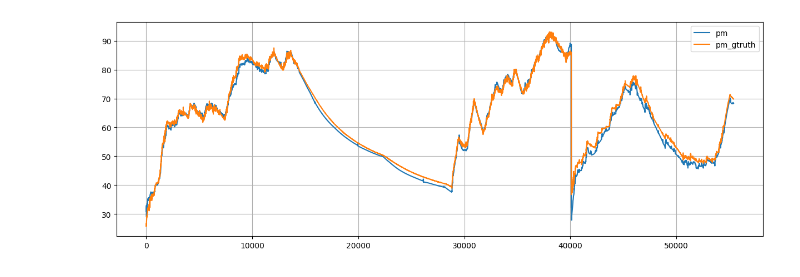
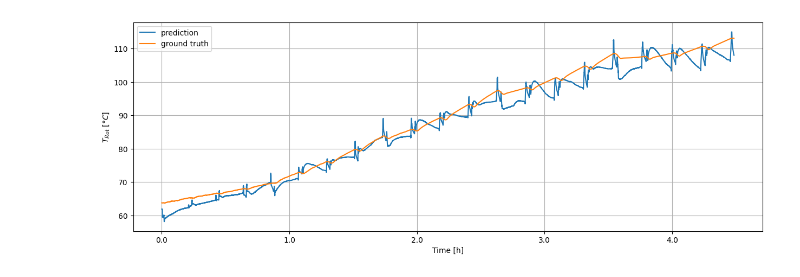
Before and after one commit to lfalc/deep-pmsm, a Jupyter notebook: pmsm/view_pred.ipynb, the cells around one changed output. Cells and saved outputs as stored; diff of their text form; code cells hidden in the pictures.

Commit message:
Add plot for predictions vs ground truth

```diff
--- a/pmsm/view_pred.ipynb
+++ b/pmsm/view_pred.ipynb
@@ -10,7 +10,10 @@ conn = sqlite3.connect(dbfile)
 
 # Define your SQL query
 table_name = 'predictions'
-id = 'be58d7'
+# id = 'ea85a5'         # Paderborn Datensatz
+# id = '3b6dcb'           # 3.19 K² MSE
+id = '21fa8e'         # Freitagslauf als Testdaten
+# id = '103c4b'         # Freitagslauf als Testdaten
 query = "SELECT * FROM " + table_name + " WHERE id = '" + id + "'"
 
 # Execute the query and store the results in a DataFrame
@@ -18,6 +21,3 @@ df = pd.read_sql_query(query, conn)
 
 # Close the database connection
 conn.close()
-
-# Display the DataFrame
-df
@@ -38,22 +24,25 @@ df
 # %%
 import matplotlib.pyplot as plt
 
-import matplotlib.pyplot as plt
+# Plot pm and pm_gtruth over time
+fig, ax = plt.subplots()
+ax.plot(df['idx'], df['pm'], label='prediction')
+ax.plot(df['idx'], df['pm_gtruth'], label='ground truth')
 
-# Plot pm and pm_gtruth over time
-plt.plot(df['idx'], df['pm'], label='pm')
-plt.plot(df['idx'], df['pm_gtruth'], label='pm_gtruth')
+ax.legend()
+ax.grid(True)
 
-# Add legend
-plt.legend()
+# Add labels
+ax.set_xlabel('Time [h]')
+ax.set_ylabel('$T_{Rot}\ [°C]$')
 
-# Add gridlines
-plt.grid(True)
+# Scale
+samplerate = int(2*60*60)
+ticks = df['idx'][::samplerate]
+ax.set_xticks(ticks)
+ax.set_xticklabels(df['idx'][::samplerate]/samplerate)
 
-# Set size
 plt.rcParams["figure.figsize"] = (15,5)
-
-# Show the plot
 plt.show()
 # %% [output]
-[figure, old version]
+[figure, new version]
```
Also changed, not shown: parts of 1 cell of this notebook.
